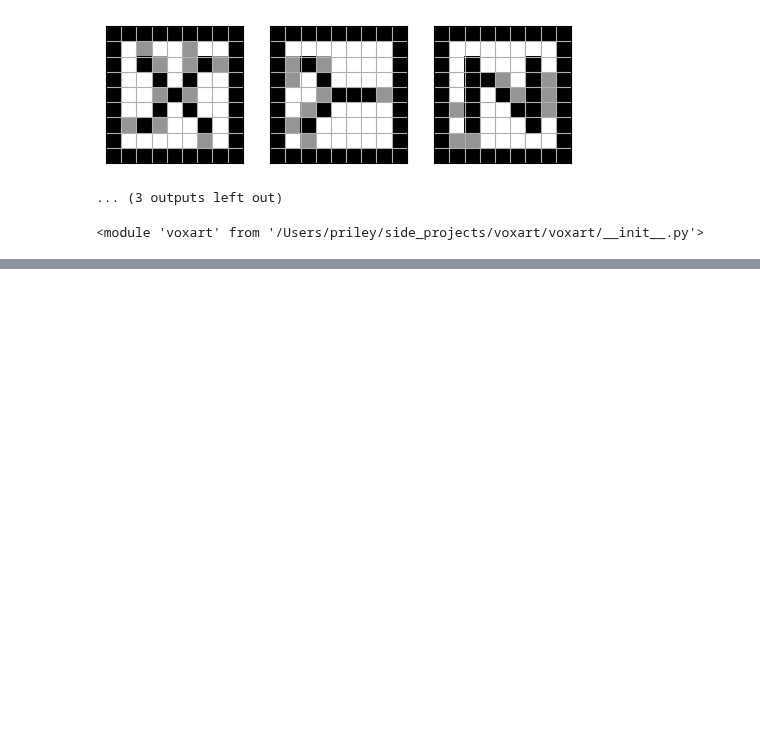
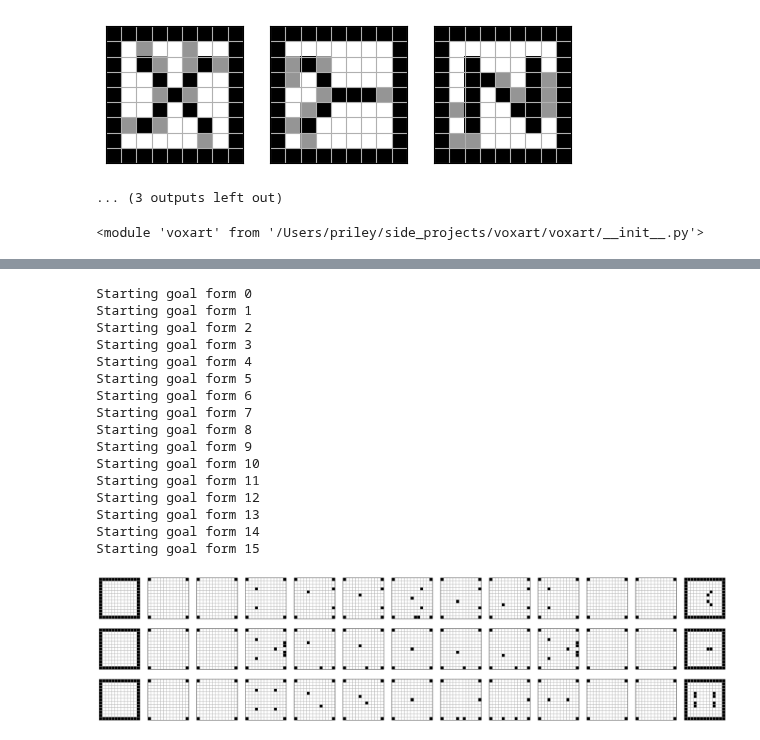
Before and after one commit to pfrstg/voxart, a Jupyter notebook: notebooks/dev.ipynb, the cells around one changed output, grey strips where cells are left out. Drawn from its saved outputs; the diff is of its cells as text; code cells hidden in the pictures; blank space fills up the shorter version.

```diff
--- a/notebooks/dev.ipynb
+++ b/notebooks/dev.ipynb
@@ -1092,0 +1107,22 @@ sparse_design_stl.save("/Users/priley/tmp/test_design_v2.stl", mode=stl.Mode.ASC
+# %%
+results = voxart.search(goal_xyz, "random_clear_front", num_iterations=50, top_n=1)
+_, design_xyz = results.best()[0]
+display(design_xyz.slices_fig())
+# %% [output]
+Starting goal form 0
+Starting goal form 1
+Starting goal form 2
+Starting goal form 3
+Starting goal form 4
+Starting goal form 5
+Starting goal form 6
+Starting goal form 7
+Starting goal form 8
+Starting goal form 9
+Starting goal form 10
+Starting goal form 11
+Starting goal form 12
+Starting goal form 13
+Starting goal form 14
+Starting goal form 15
+[figure, added]
```
Also changed, not shown: parts of 84 cells of this notebook, 5 other files.
